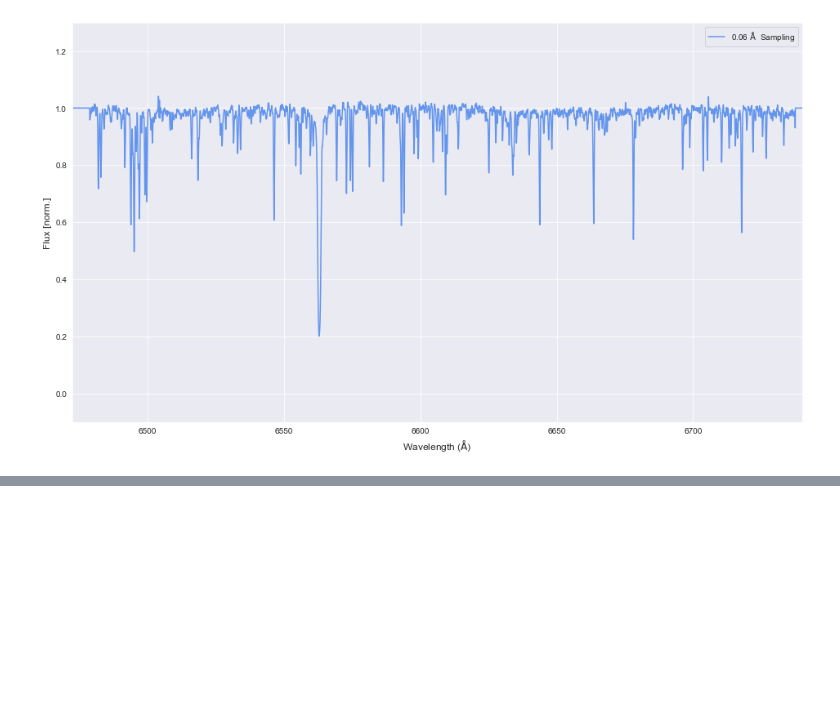
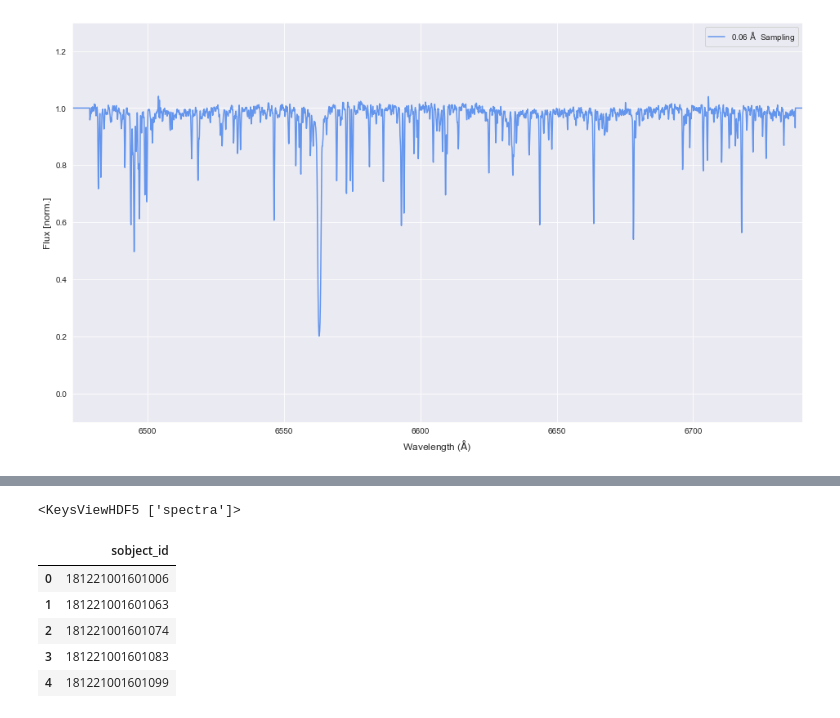
Before and after one commit to PravNJ/galah-file-read-test, a Jupyter notebook: resample-galah-spectra.ipynb, the cells around one changed output, grey strips where cells are left out. Saved outputs shown, nothing was run; the diff lists cells and outputs as text; code cells hidden in the pictures; blank space fills up the shorter version.

```diff
--- a/resample-galah-spectra.ipynb
+++ b/resample-galah-spectra.ipynb
@@ -138,0 +152,4 @@ plt.show()
+# %%
+hf.keys()
+# %% [output]
+<KeysViewHDF5 ['spectra']>
@@ -138,0 +158,2 @@ plt.show()
+# %%
+df_missing = pd.read_csv("C:/Users/pravn/Dropbox/masters/python-code/galah-file-read-test/data/GALAH_DR3_list_missing_normalized_spectra_v2.csv", header=None)
@@ -138,0 +162,9 @@ plt.show()
+# %%
+df_missing.head()
+# %% [output]
+|  | sobject_id |
+| 0 | 181221001601006 |
+| 1 | 181221001601063 |
+| 2 | 181221001601074 |
+| 3 | 181221001601083 |
+| 4 | 181221001601099 |
```
Also changed, not shown: parts of 13 cells of this notebook, 1 other file.
